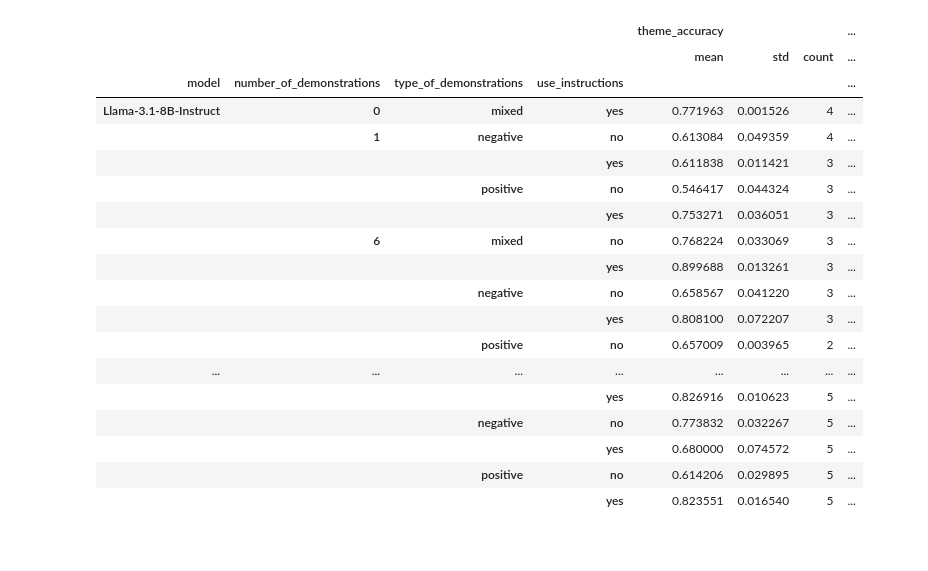
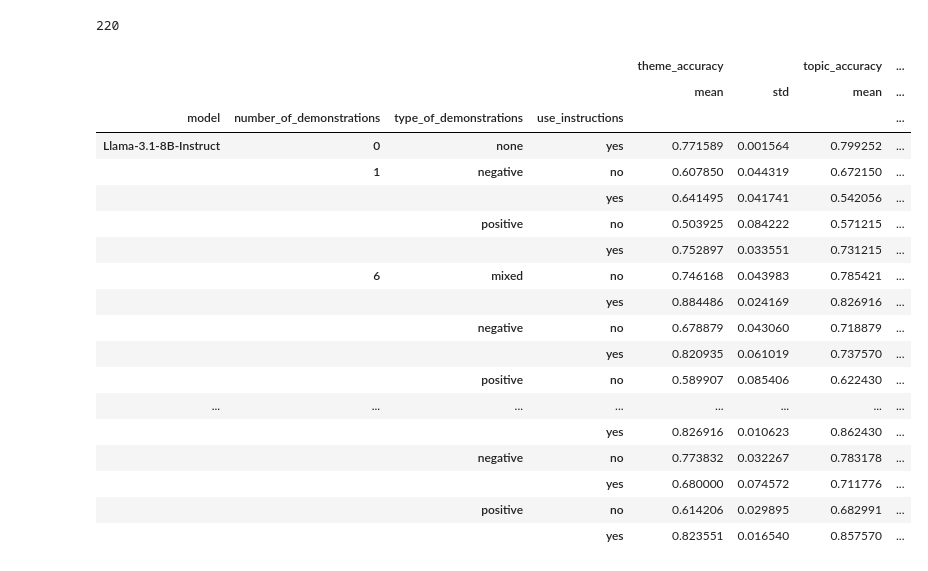
Before and after one commit to AleksiKaa/mscthesis, a Jupyter notebook: src/notebooks/results/aggregate_results_metrics.ipynb, the cells around one changed output. Saved outputs shown, nothing was run; the diff lists cells and outputs as text; code cells hidden in the pictures.

Commit message:
agg results

```diff
--- a/src/notebooks/results/aggregate_results_metrics.ipynb
+++ b/src/notebooks/results/aggregate_results_metrics.ipynb
@@ -94,32 +77,50 @@ def aggregate_results(df):
 
     return agg
+# %%
+def bold_extreme_values(s):
+    if "mean" in s.name:
+        is_max = s == s.max()
+        return ['font-weight: bold' if v else '' for v in is_max]
+
+    is_min = s == s.min()
+    return ['font-weight: bold' if v else '' for v in is_min]
 # %%
+# Collect raw data
 finished_jobs = collect_jobs("./outputs")
 jobs_list = [job for _, job_list in finished_jobs.items() for job in job_list] # Flatten
+print(len(jobs_list))
 
-res = pd.DataFrame(score_table(jobs_list))
+res = pd.DataFrame(score_table(jobs_list, cols))
 res = prettify_table(res)
-
-res_agg = aggregate_results(res)
+# %% [output]
+220
 # %%
-res_agg[["theme_accuracy", "topic_accuracy", "concept_accuracy", "total_accuracy"]]
+agg = aggregate_results(res, ["model", "number_of_demonstrations", "type_of_demonstrations", "use_instructions"], cols[4:])
+# Drop count
+agg = agg.loc[:, (slice(None), ['mean', 'std'])]
+# Show all columns
+pd.options.display.max_columns = None
+# Set float formatting
+pd.options.display.float_format = '{:,.3f}'.format
+# Highlight max values for each column
+agg.style.apply(bold_extreme_values, axis=0)
 # %% [output]
-|  |  |  |  | theme_accuracy |  |  | ... |
-|  |  |  |  | mean | std | count | ... |
+|  |  |  |  | theme_accuracy |  | topic_accuracy | ... |
+|  |  |  |  | mean | std | mean | ... |
 | model | number_of_demonstrations | type_of_demonstrations | use_instructions |  |  |  | ... |
-| Llama-3.1-8B-Instruct | 0 | mixed | yes | 0.771963 | 0.001526 | 4 | ... |
-|  | 1 | negative | no | 0.613084 | 0.049359 | 4 | ... |
-|  |  |  | yes | 0.611838 | 0.011421 | 3 | ... |
-|  |  | positive | no | 0.546417 | 0.044324 | 3 | ... |
-|  |  |  | yes | 0.753271 | 0.036051 | 3 | ... |
-|  | 6 | mixed | no | 0.768224 | 0.033069 | 3 | ... |
-|  |  |  | yes | 0.899688 | 0.013261 | 3 | ... |
-|  |  | negative | no | 0.658567 | 0.041220 | 3 | ... |
-|  |  |  | yes | 0.808100 | 0.072207 | 3 | ... |
-|  |  | positive | no | 0.657009 | 0.003965 | 2 | ... |
+| Llama-3.1-8B-Instruct | 0 | none | yes | 0.771589 | 0.001564 | 0.799252 | ... |
+|  | 1 | negative | no | 0.607850 | 0.044319 | 0.672150 | ... |
+|  |  |  | yes | 0.641495 | 0.041741 | 0.542056 | ... |
+|  |  | positive | no | 0.503925 | 0.084222 | 0.571215 | ... |
+|  |  |  | yes | 0.752897 | 0.033551 | 0.731215 | ... |
+|  | 6 | mixed | no | 0.746168 | 0.043983 | 0.785421 | ... |
+|  |  |  | yes | 0.884486 | 0.024169 | 0.826916 | ... |
+|  |  | negative | no | 0.678879 | 0.043060 | 0.718879 | ... |
+|  |  |  | yes | 0.820935 | 0.061019 | 0.737570 | ... |
+|  |  | positive | no | 0.589907 | 0.085406 | 0.622430 | ... |
 | ... | ... | ... | ... | ... | ... | ... | ... |
-|  |  |  | yes | 0.826916 | 0.010623 | 5 | ... |
-|  |  | negative | no | 0.773832 | 0.032267 | 5 | ... |
-|  |  |  | yes | 0.680000 | 0.074572 | 5 | ... |
-|  |  | positive | no | 0.614206 | 0.029895 | 5 | ... |
-|  |  |  | yes | 0.823551 | 0.016540 | 5 | ... |
+|  |  |  | yes | 0.826916 | 0.010623 | 0.862430 | ... |
+|  |  | negative | no | 0.773832 | 0.032267 | 0.783178 | ... |
+|  |  |  | yes | 0.680000 | 0.074572 | 0.711776 | ... |
+|  |  | positive | no | 0.614206 | 0.029895 | 0.682991 | ... |
+|  |  |  | yes | 0.823551 | 0.016540 | 0.857570 | ... |
```
Also changed, not shown: parts of 4 cells of this notebook, 1 other file.
